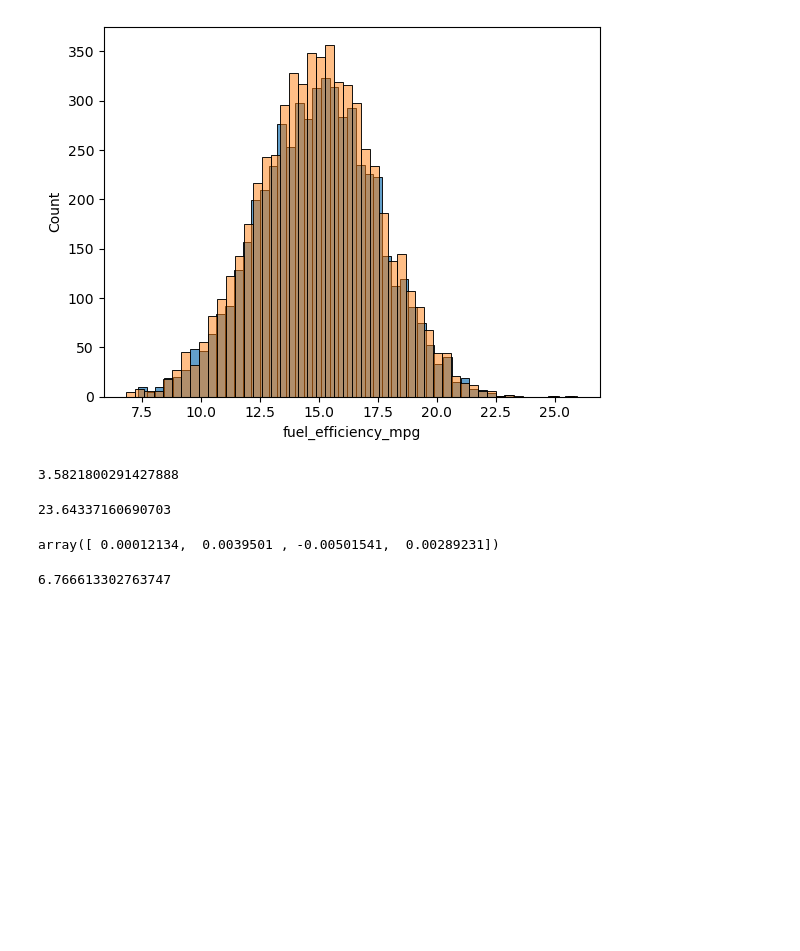
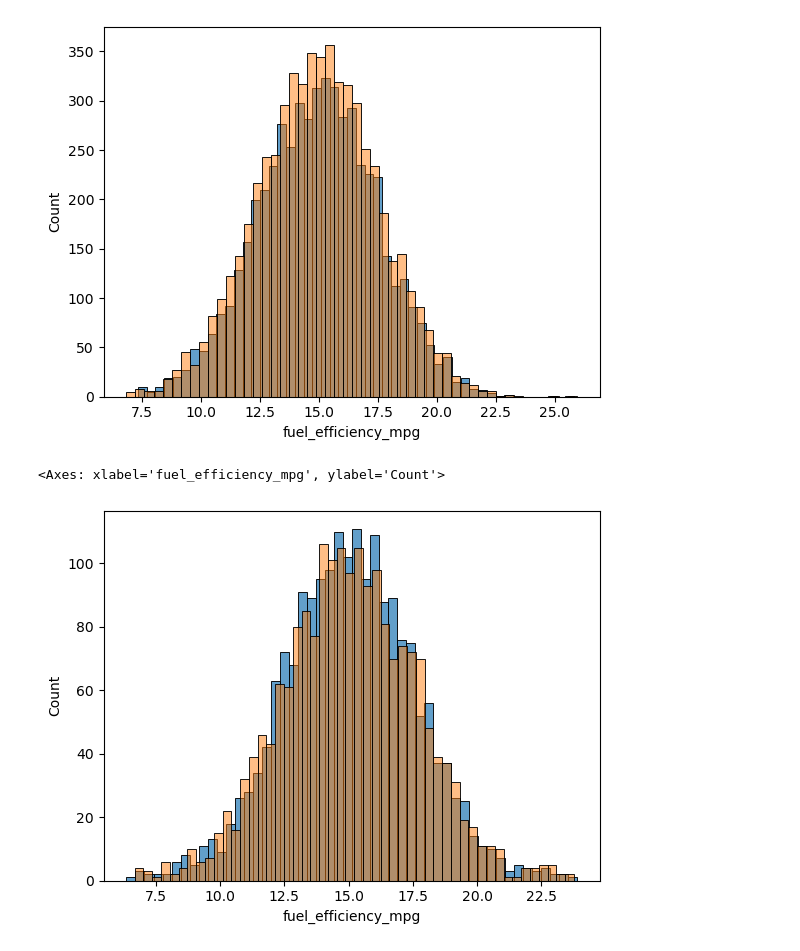
Before and after one commit to ajrp909/ml-zoomcamp-25, a Jupyter notebook: 02-regression/Homework-2.ipynb, the cells around one changed output. Cells and saved outputs as stored; diff of their text form; code cells hidden in the pictures; blank space fills up the shorter version.

```diff
--- a/02-regression/Homework-2.ipynb
+++ b/02-regression/Homework-2.ipynb
@@ -125,22 +122,19 @@ def rmse(y, y_pred):
     mse = se.mean()
     return np.sqrt(mse)
 # %%
-rmse(y_train, y_zeros_pred)
+x_train_zeros = x_train.fillna(0)
+x_train_means = x_train.fillna(x_train.mean())
-# %% [output]
-3.5821800291427888
 # %%
-x_val_zeros = x_val.fillna(0)
-
-x_val_means = x_val.fillna(x_val.mean())
+w0_zeros, w_zeros = train_linear_regression(x_train_zeros, y_train)
 # %%
-w0v, wv_zeros = train_linear_regression(x_val_zeros, y_val)
+x_val_zeros_filled = x_val.fillna(0)
+x_val_means_filled = x_val.fillna(x_train.mean())
-# %%
-w0v
-# %% [output]
-23.64337160690703
-# %%
-wv_zeros
-# %% [output]
-array([ 0.00012134,  0.0039501 , -0.00501541,  0.00289231])
 # %%
-y_zero_pred_val = w0 + x_val.dot(wv_zeros)
+y_val_zeros_pred = w0_zeros + x_val_zeros_filled.dot(w_zeros)
+# %%
+sns.histplot(y_val_zeros_pred, alpha=0.7, bins=50)
+
+sns.histplot(y_val, alpha=0.5, bins=50)
+# %% [output]
+<Axes: xlabel='fuel_efficiency_mpg', ylabel='Count'>
+[figure, added]
@@ -147,4 +143,2 @@ y_zero_pred_val = w0 + x_val.dot(wv_zeros)
 # %%
-rmse(y_val, y_zero_pred_val)
+y_val_means_pred = w0_means + x_val_means_filled.dot(w_means)
-# %% [output]
-6.766613302763747
```
Also changed, not shown: parts of 10 cells of this notebook.
